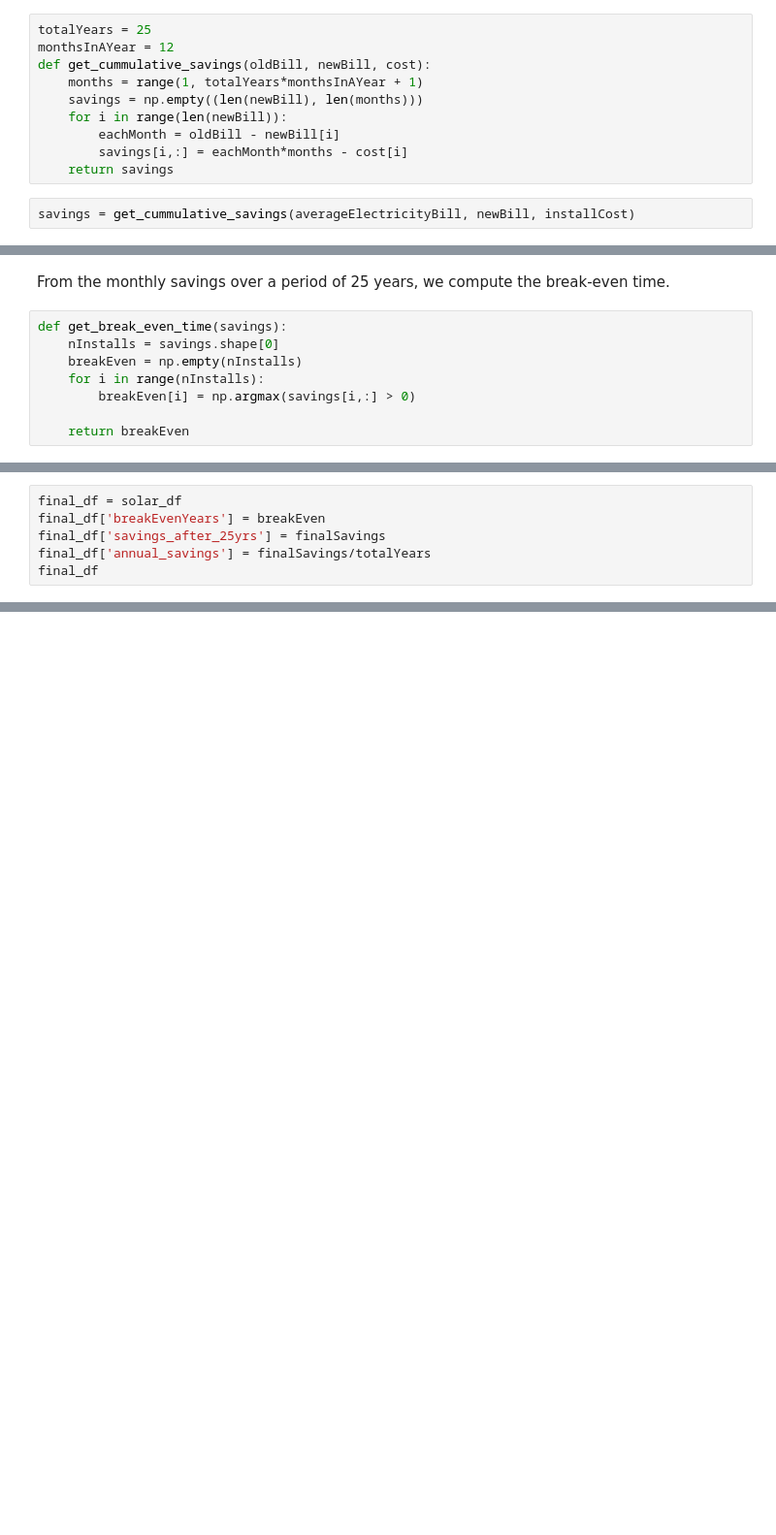
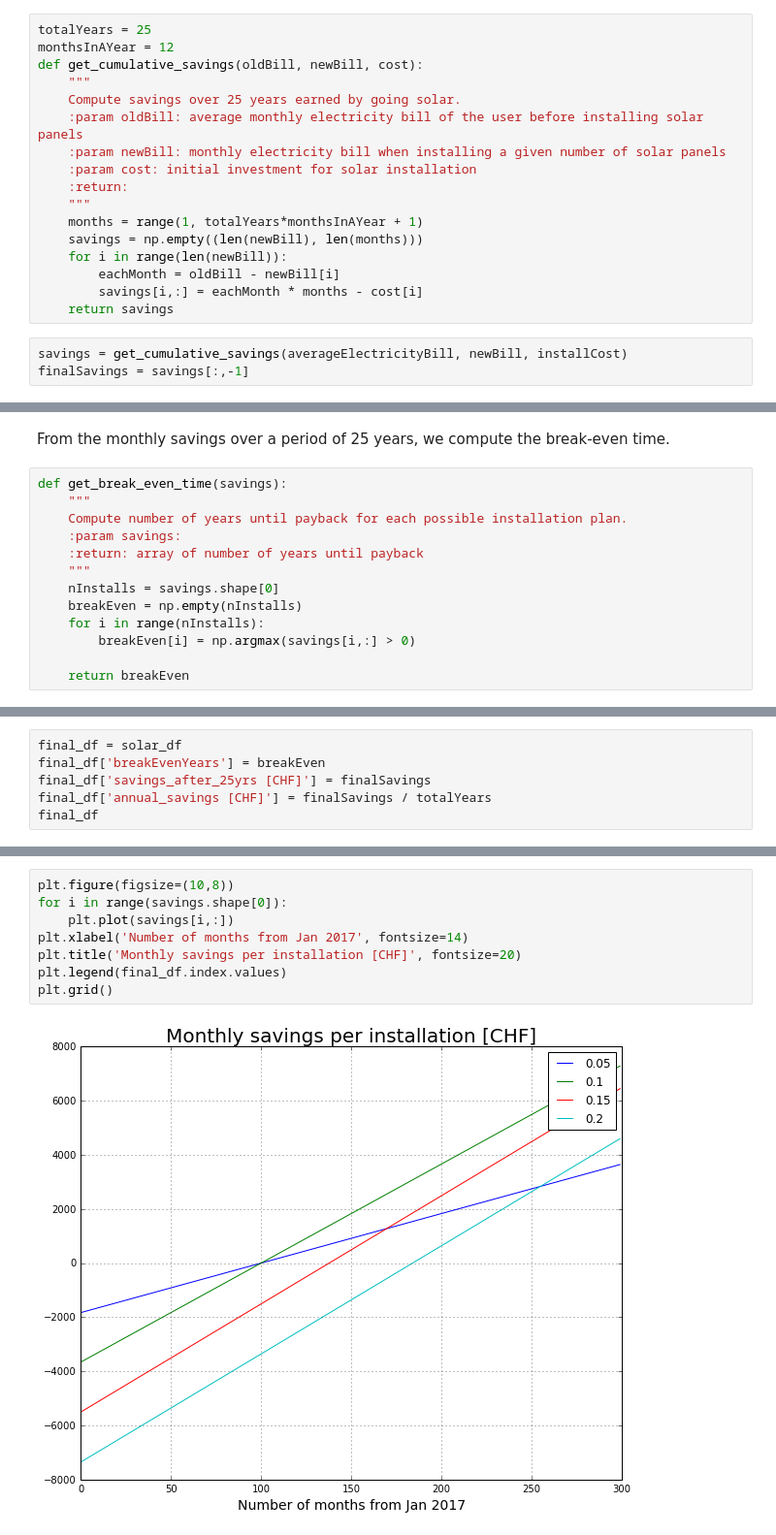
Before and after one commit to e-bug/solarity, a Jupyter notebook: Solarity.ipynb, the cells around one changed output, grey strips where cells are left out. Shown at 97% size. Cells and saved outputs as stored; diff of their text form; blank space fills up the shorter version.

```diff
--- a/Solarity.ipynb
+++ b/Solarity.ipynb
@@ -182,12 +239,20 @@ We compute the monthly savings for a period of 25 years.
 # %%
 totalYears = 25
 monthsInAYear = 12
-def get_cummulative_savings(oldBill, newBill, cost):
+def get_cumulative_savings(oldBill, newBill, cost):
+    """
+    Compute savings over 25 years earned by going solar.
+    :param oldBill: average monthly electricity bill of the user before installing solar panels
+    :param newBill: monthly electricity bill when installing a given number of solar panels
+    :param cost: initial investment for solar installation
+    :return:
+    """
     months = range(1, totalYears*monthsInAYear + 1)
     savings = np.empty((len(newBill), len(months)))
     for i in range(len(newBill)):
         eachMonth = oldBill - newBill[i]
-        savings[i,:] = eachMonth*months - cost[i]
+        savings[i,:] = eachMonth * months - cost[i]
     return savings
 # %%
-savings = get_cummulative_savings(averageElectricityBill, newBill, installCost)
+savings = get_cumulative_savings(averageElectricityBill, newBill, installCost)
+finalSavings = savings[:,-1]
@@ -197,6 +260,11 @@ finalSavings = savings[:,-1]
 From the monthly savings over a period of 25 years, we compute the break-even time.
 # %%
 def get_break_even_time(savings):
+    """
+    Compute number of years until payback for each possible installation plan.
+    :param savings:
+    :return: array of number of years until payback
+    """
     nInstalls = savings.shape[0]
     breakEven = np.empty(nInstalls)
     for i in range(nInstalls):
@@ -212,6 +280,6 @@ newBill
 # %%
 final_df = solar_df
 final_df['breakEvenYears'] = breakEven
-final_df['savings_after_25yrs'] = finalSavings
-final_df['annual_savings'] = finalSavings/totalYears
+final_df['savings_after_25yrs [CHF]'] = finalSavings
+final_df['annual_savings [CHF]'] = finalSavings / totalYears
 final_df
@@ -222,0 +293,10 @@ for i in range(savings.shape[0]):
+# %%
+plt.figure(figsize=(10,8))
+for i in range(savings.shape[0]):
+    plt.plot(savings[i,:])
+plt.xlabel('Number of months from Jan 2017', fontsize=14)
+plt.title('Monthly savings per installation [CHF]', fontsize=20)
+plt.legend(final_df.index.values)
+plt.grid()
+# %% [output]
+[figure, added]
```
Also changed, not shown: parts of 68 cells of this notebook.
